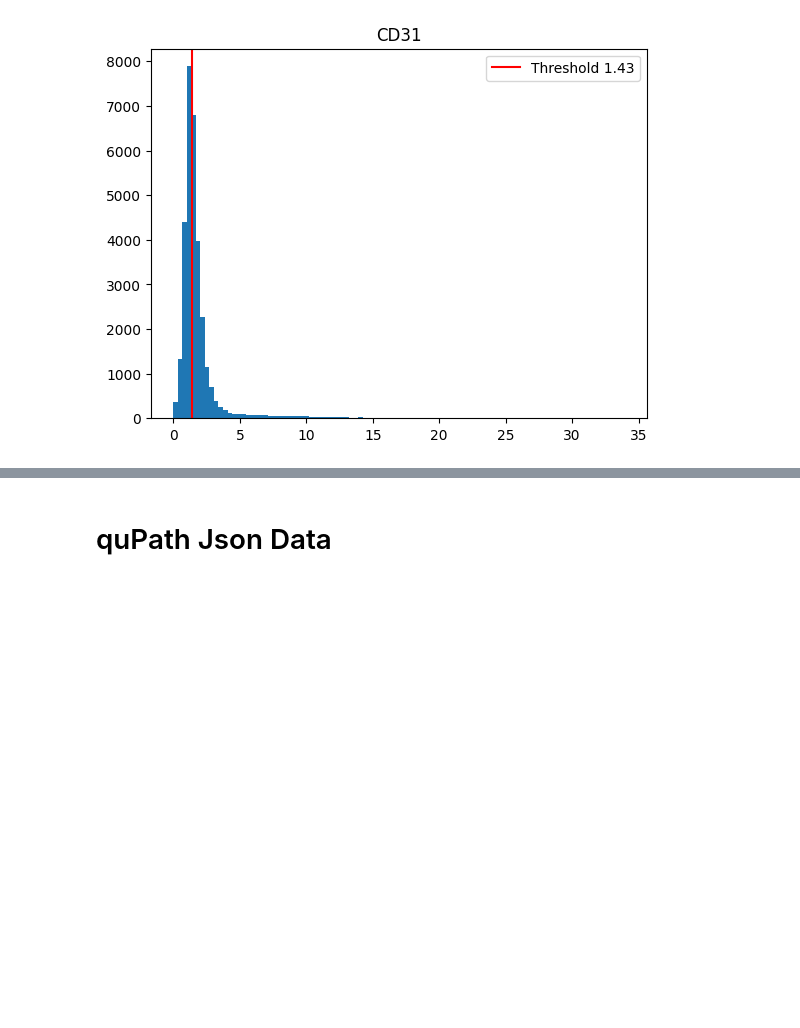
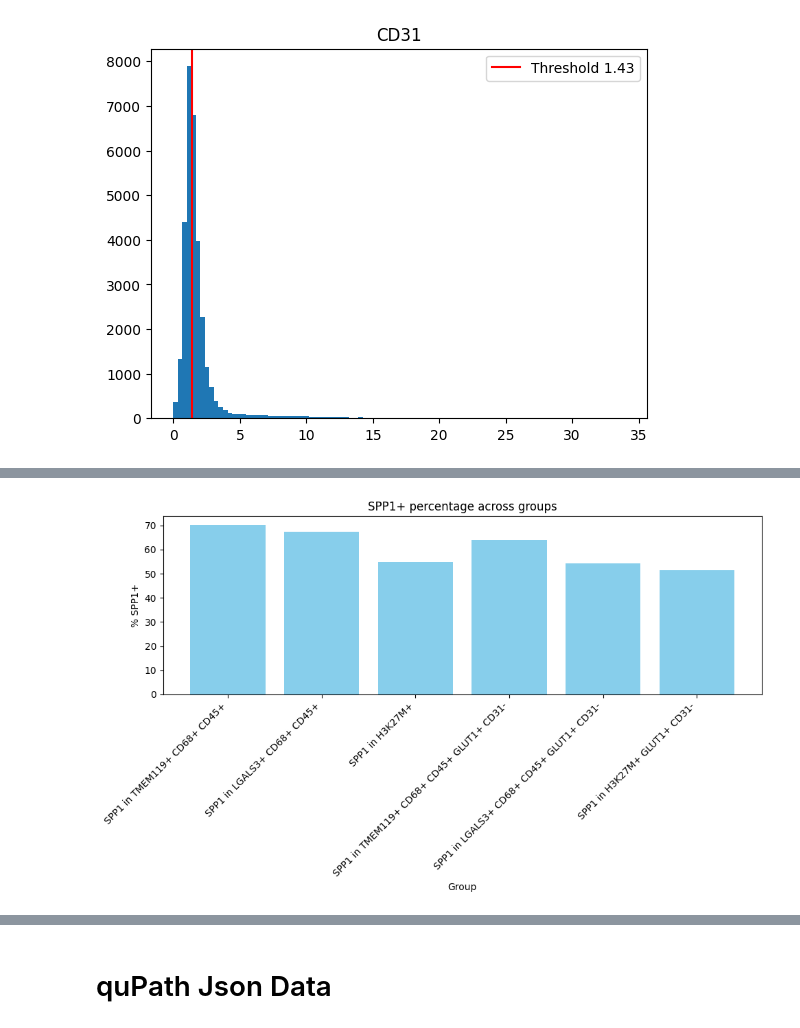
Before and after one commit to sadeghetemad/nencki-image-segmentation, a Jupyter notebook: notebooks/patient_analysis.ipynb, the cells around one changed output, grey strips where cells are left out. Cells and saved outputs as stored; diff of their text form; code cells hidden in the pictures; blank space fills up the shorter version.

Commit message:
feat: add somve visualization plot

```diff
--- a/notebooks/patient_analysis.ipynb
+++ b/notebooks/patient_analysis.ipynb
@@ -182,0 +190,13 @@ summary
+# %%
+plt.figure(figsize=(10,6))
+plt.bar(summary["Group"], summary["% SPP1+"], color="skyblue")
+
+plt.ylabel("% SPP1+")
+plt.xlabel("Group")
+plt.title("SPP1+ percentage across groups")
+
+plt.xticks(rotation=45, ha="right")
+plt.tight_layout()
+plt.show()
+# %% [output]
+[figure, added]
```
Also changed, not shown: parts of 3 cells of this notebook.
